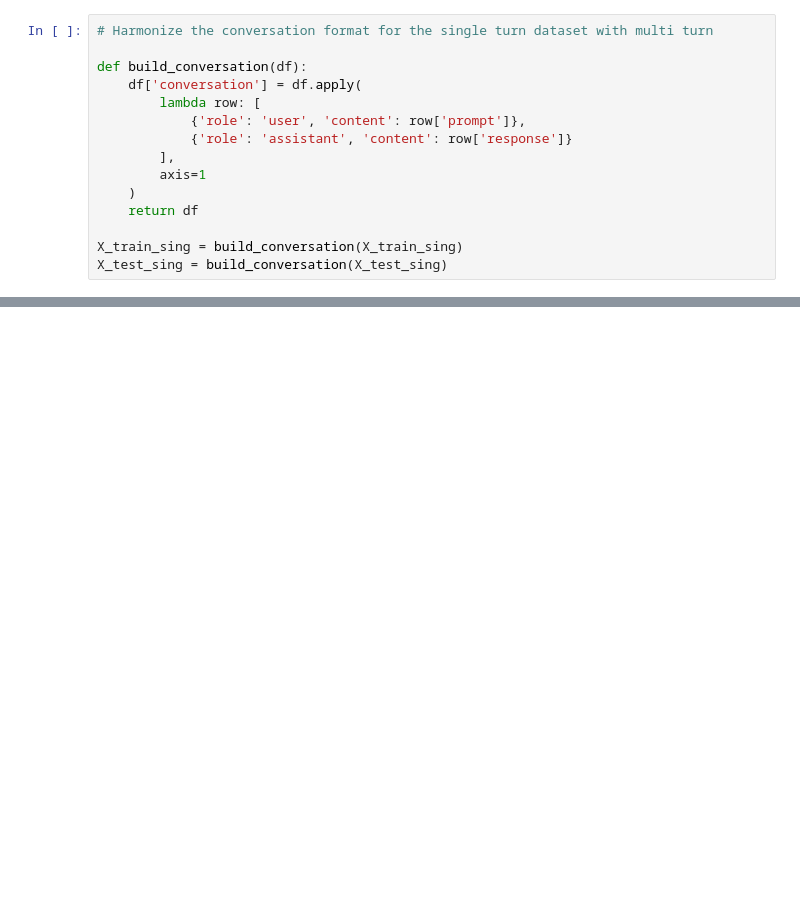
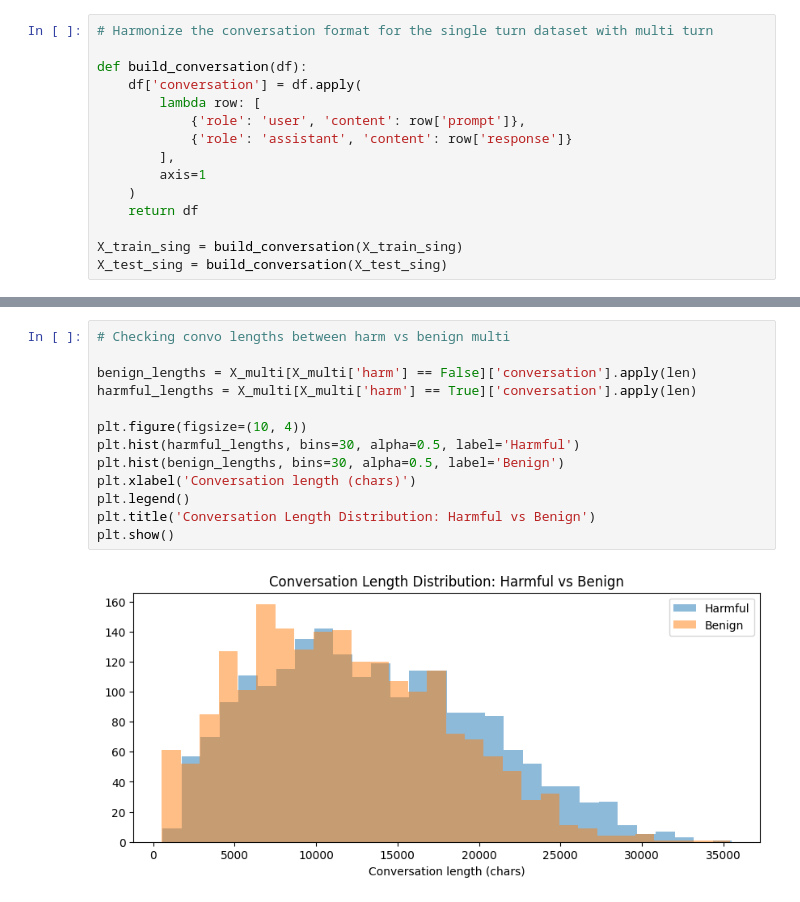
Before and after one commit to strouddm/project-jail-break, a Jupyter notebook: notebooks/02_rachel_preprocess_data.ipynb, the cells around one changed output, grey strips where cells are left out. Saved outputs shown, nothing was run; the diff lists cells and outputs as text; blank space fills up the shorter version.

```diff
--- a/notebooks/02_rachel_preprocess_data.ipynb
+++ b/notebooks/02_rachel_preprocess_data.ipynb
@@ -84,3 +111,18 @@ X_test_sing['conversation'] = X_test_sing['conversation'].apply(
+# %%
+# Checking convo lengths between harm vs benign multi
+
+benign_lengths = X_multi[X_multi['harm'] == False]['conversation'].apply(len)
+harmful_lengths = X_multi[X_multi['harm'] == True]['conversation'].apply(len)
+
+plt.figure(figsize=(10, 4))
+plt.hist(harmful_lengths, bins=30, alpha=0.5, label='Harmful')
+plt.hist(benign_lengths, bins=30, alpha=0.5, label='Benign')
+plt.xlabel('Conversation length (chars)')
+plt.legend()
+plt.title('Conversation Length Distribution: Harmful vs Benign')
+plt.show()
+# %% [output]
+[figure, added]
 # %%
 # Train/ test/ validation for multi
 
```
Also changed, not shown: parts of 13 cells of this notebook, 2 other files.
